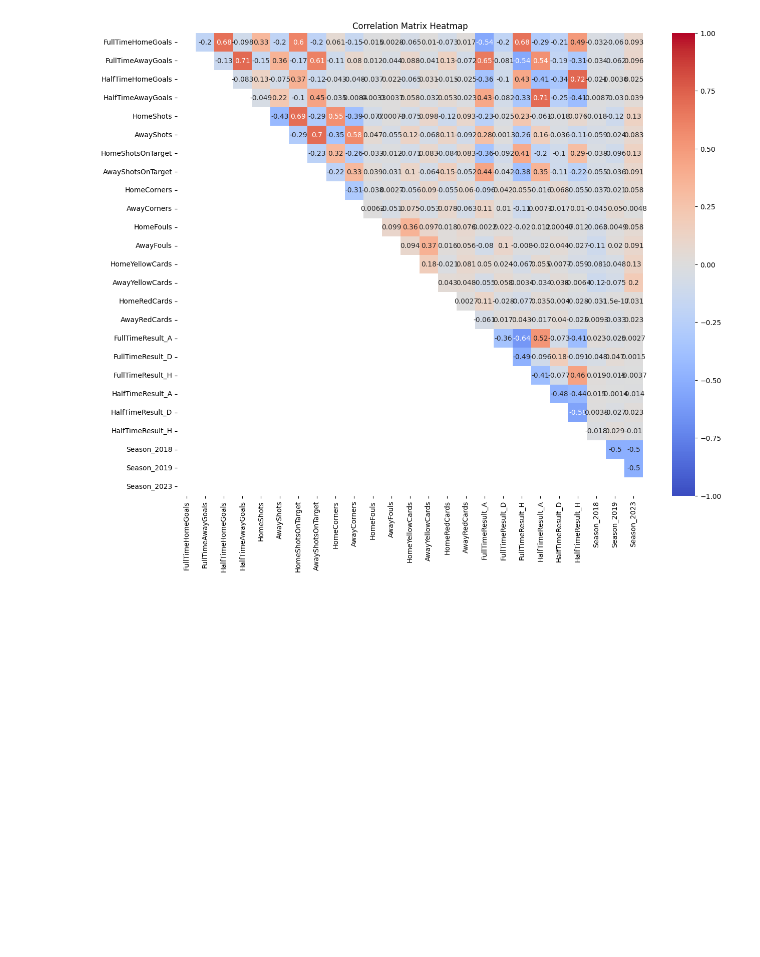
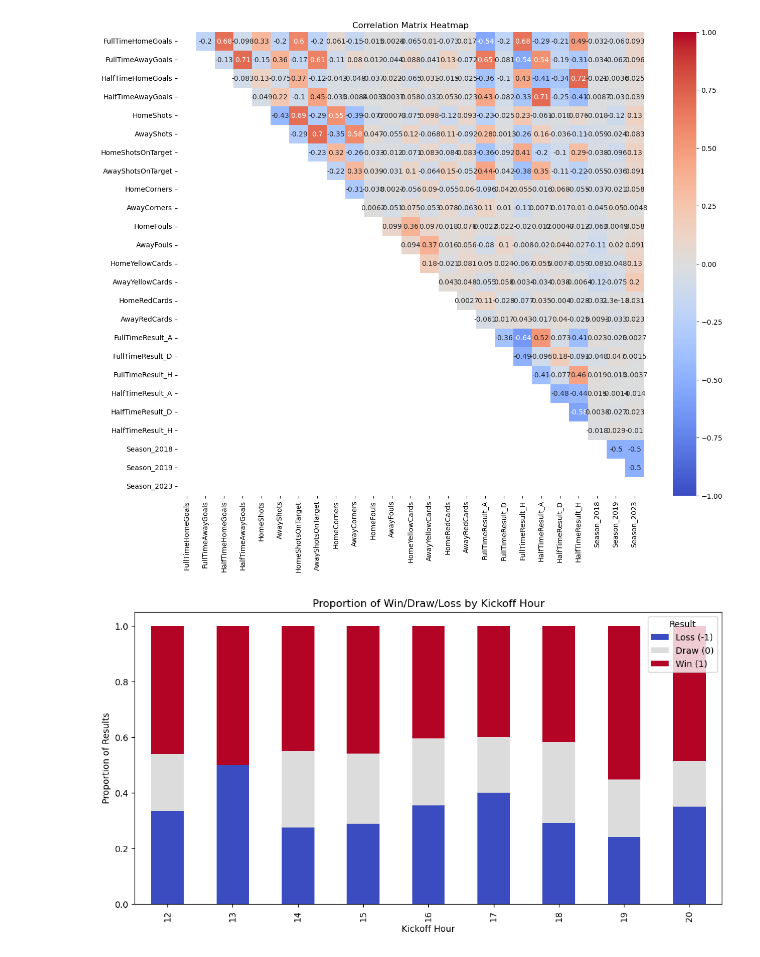
Before and after one commit to BhosaleAniket/MATH-189-Final-Project, a Jupyter notebook: final_project.ipynb, the cells around one changed output. Drawn from its saved outputs; the diff is of its cells as text; code cells hidden in the pictures; blank space fills up the shorter version.

```diff
--- a/final_project.ipynb
+++ b/final_project.ipynb
@@ -358,3 +352,19 @@ plt.show()
 #do before-after VAR stuff
 
 #pick an appropriate feature and make a test statistic - either just linear regression/PCR/log regression
+# %%
+time_win = combined_df[['KickoffTime', 'FullTimeResult']]
+time_win = time_win.dropna()
+# Group by hour and calculate outcome percentages
+time_win['KickoffHour'] = pd.to_datetime(time_win['KickoffTime']).dt.hour
+hourly_results = time_win.groupby('KickoffHour')['FullTimeResult'].value_counts(normalize=True).unstack().fillna(0)
+
+# Plot
+hourly_results.plot(kind='bar', stacked=True, figsize=(12, 6), colormap='coolwarm')
+plt.xlabel('Kickoff Hour')
+plt.ylabel('Proportion of Results')
+plt.title('Proportion of Win/Draw/Loss by Kickoff Hour')
+plt.legend(title='Result', labels=['Loss (-1)', 'Draw (0)', 'Win (1)'])
+plt.show()
+# %% [output]
+[figure, added]
```
Also changed, not shown: parts of 6 cells of this notebook.
